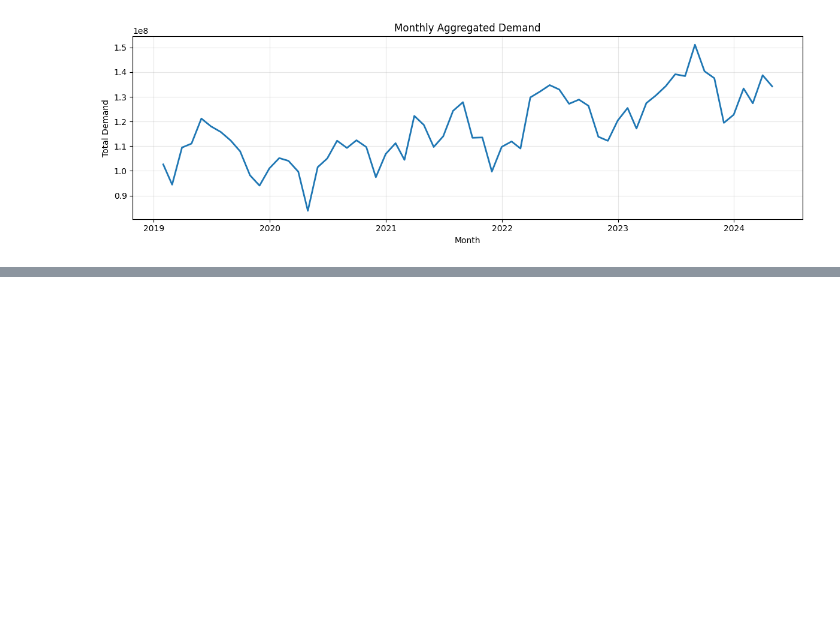
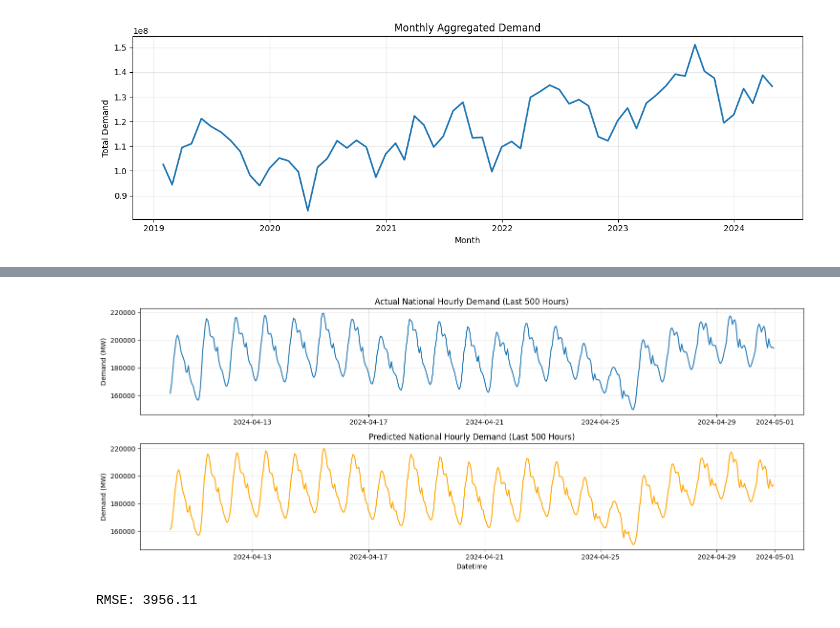
Before and after one commit to Stormbreaker06/Electricity-Demand-Time-Series-Analysis, a Jupyter notebook: HourlyLoadData.ipynb, the cells around one changed output, grey strips where cells are left out. Cells and saved outputs as stored; diff of their text form; code cells hidden in the pictures; blank space fills up the shorter version.

Commit message:
Linear Regression vs Gradient Boosting

```diff
--- a/HourlyLoadData.ipynb
+++ b/HourlyLoadData.ipynb
@@ -159,0 +164,6 @@ plt.show()
+# %%
+X = df_model[['hour', 'dayofweek', 'month', 'lag_1',
+              'hour_sin', 'hour_cos', 'month_sin', 'month_cos']]
+y = df_model['National Hourly Demand']
+print(X)
+df_model['lag_1']=df_model['lag_1'].fillna(0)
@@ -159,0 +188,55 @@ plt.show()
+# %%
+split_index = int(len(df_model) * 0.8)
+X_train, X_test = X.iloc[:split_index], X.iloc[split_index:]
+y_train, y_test = y.iloc[:split_index], y.iloc[split_index:]
+# %%
+from sklearn.linear_model import LinearRegression
+model = LinearRegression()
+
+model.fit(X_train, y_train)
+y_pred = model.predict(X_test)
+# %%
+import matplotlib.pyplot as plt
+import pandas as pd
+
+y_pred_series = pd.Series(y_pred, index=y_test.index)
+
+n_points = 500
+y_test_sample = y_test.tail(n_points)
+y_pred_sample = y_pred_series.tail(n_points)
+
+plt.figure(figsize=(15,6))
+
+# --- Actual Demand Plot ---
+plt.subplot(2, 1, 1)
+plt.plot(y_test_sample.index, y_test_sample, color='tab:blue')
+plt.title("Actual National Hourly Demand (Last 500 Hours)")
+plt.ylabel("Demand (MW)")
+plt.grid(alpha=0.3)
+
+# --- Predicted Demand Plot ---
+plt.subplot(2, 1, 2)
+plt.plot(y_pred_sample.index, y_pred_sample, color='orange')
+plt.title("Predicted National Hourly Demand (Last 500 Hours)")
+plt.xlabel("Datetime")
+plt.ylabel("Demand (MW)")
+plt.grid(alpha=0.3)
+
+plt.tight_layout()
+plt.show()
+# %% [output]
+[figure, added]
+# %%
+
+from sklearn.metrics import mean_squared_error
+from sklearn.ensemble import GradientBoostingRegressor
+gbr = GradientBoostingRegressor(n_estimators=200, learning_rate=0.05, max_depth=5, random_state=42)
+gbr.fit(X_train, y_train)
+
+y_pred = gbr.predict(X_test)
+
+rmse = np.sqrt(mean_squared_error(y_test, y_pred))
+print(f"RMSE: {rmse:.2f}")
+df_model['rolling_mean_3'] = df['National Hourly Demand'].rolling(window=3).mean().fillna(df['National Hourly Demand'])
+# %% [output]
+RMSE: 3956.11
```
Also changed, not shown: parts of 8 cells of this notebook.
